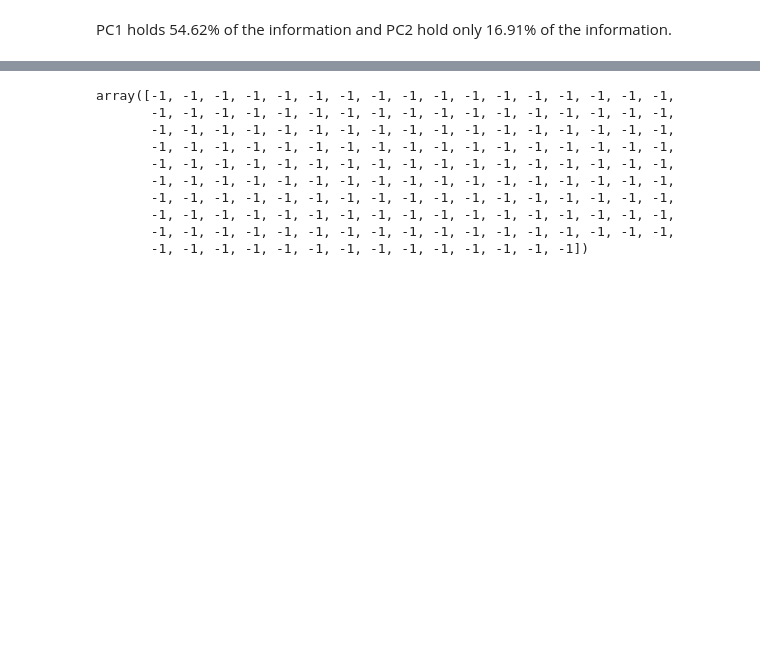
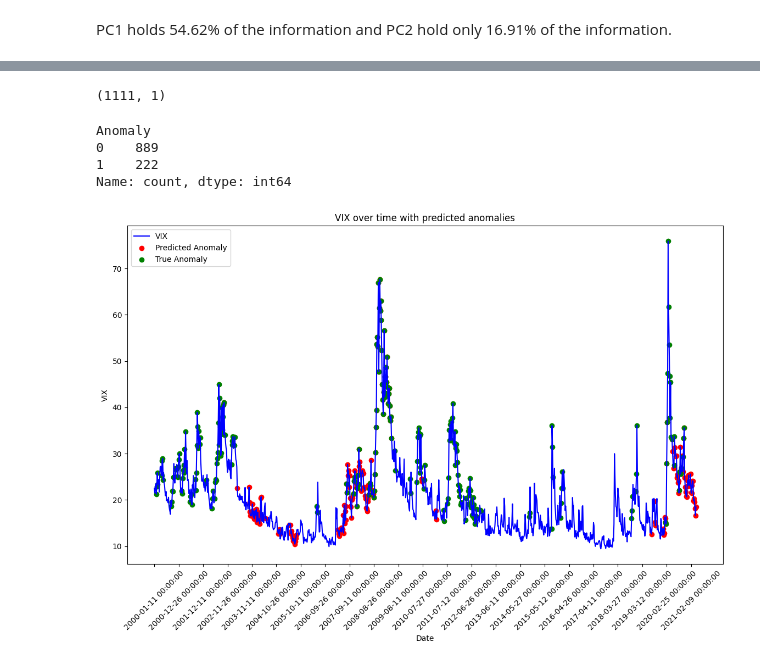
Before and after one commit to Sruthij93/Market-Anomaly-Detection, a Jupyter notebook: main.ipynb, the cells around one changed output, grey strips where cells are left out. Saved outputs shown, nothing was run; the diff lists cells and outputs as text; code cells hidden in the pictures; blank space fills up the shorter version.

```diff
--- a/main.ipynb
+++ b/main.ipynb
@@ -403,4 +435,4 @@ plt.show()
 # %%
 # predict anomalies on the validation and test sets
-pred_val = forest.predict(X_val_pca)
-pred_test = forest.predict(X_test_pca)
+# pred_val = forest.predict(X_val_pca)
+pred_test = forest.predict(selected_features_pca)
@@ -477,13 +439,39 @@ scaled_pred_test = forest_scaled.predict(X_test_scaled)
-# %%
-scaled_pred_val
-# %% [output]
-array([-1, -1, -1, -1, -1, -1, -1, -1, -1, -1, -1, -1, -1, -1, -1, -1, -1,
-       -1, -1, -1, -1, -1, -1, -1, -1, -1, -1, -1, -1, -1, -1, -1, -1, -1,
-       -1, -1, -1, -1, -1, -1, -1, -1, -1, -1, -1, -1, -1, -1, -1, -1, -1,
-       -1, -1, -1, -1, -1, -1, -1, -1, -1, -1, -1, -1, -1, -1, -1, -1, -1,
-       -1, -1, -1, -1, -1, -1, -1, -1, -1, -1, -1, -1, -1, -1, -1, -1, -1,
-       -1, -1, -1, -1, -1, -1, -1, -1, -1, -1, -1, -1, -1, -1, -1, -1, -1,
-       -1, -1, -1, -1, -1, -1, -1, -1, -1, -1, -1, -1, -1, -1, -1, -1, -1,
-       -1, -1, -1, -1, -1, -1, -1, -1, -1, -1, -1, -1, -1, -1, -1, -1, -1,
-       -1, -1, -1, -1, -1, -1, -1, -1, -1, -1, -1, -1, -1, -1, -1, -1, -1,
-       -1, -1, -1, -1, -1, -1, -1, -1, -1, -1, -1, -1, -1, -1])
+# %%
+pred_test = pred_test.reshape(-1, 1)
+pred_test.shape
+# %% [output]
+(1111, 1)
+# %%
+selected_features['Anomaly'] = pred_test
+selected_features['Anomaly'] = selected_features['Anomaly'].replace({1: 0, -1: 1})
+# %%
+selected_features['Anomaly'].value_counts()
+# %% [output]
+Anomaly
+0    889
+1    222
+Name: count, dtype: int64
+# %%
+plt.figure(figsize=(14,8))
+plt.plot(selected_features['VIX'], label='VIX', color='blue')
+plt.title(f"VIX over time with predicted anomalies")
+
+plt.scatter(
+    selected_features[selected_features['Anomaly'] == 1].index,  # X-axis is the index of the anomalies
+    selected_features[selected_features['Anomaly'] == 1]['VIX'],  # Y-axis is the value of the column for anomalies
+    color='red',
+    label='Predicted Anomaly'
+)
+plt.scatter(
+    df[df['Y'] == 1].index,  # X-axis is the index of the anomalies
+    df[df['Y'] == 1]['VIX'],  # Y-axis is the value of the column for anomalies
+    color='green',
+    label='True Anomaly'
+)
+plt.xticks(range(0, df.shape[0], 50), df['Date'].iloc[::50], rotation=45)
+plt.xlabel("Date", fontsize=10)
+plt.ylabel('VIX', fontsize=10)
+plt.legend()
+plt.show()
+# %% [output]
+[figure, added]
```
Also changed, not shown: parts of 31 cells of this notebook.
